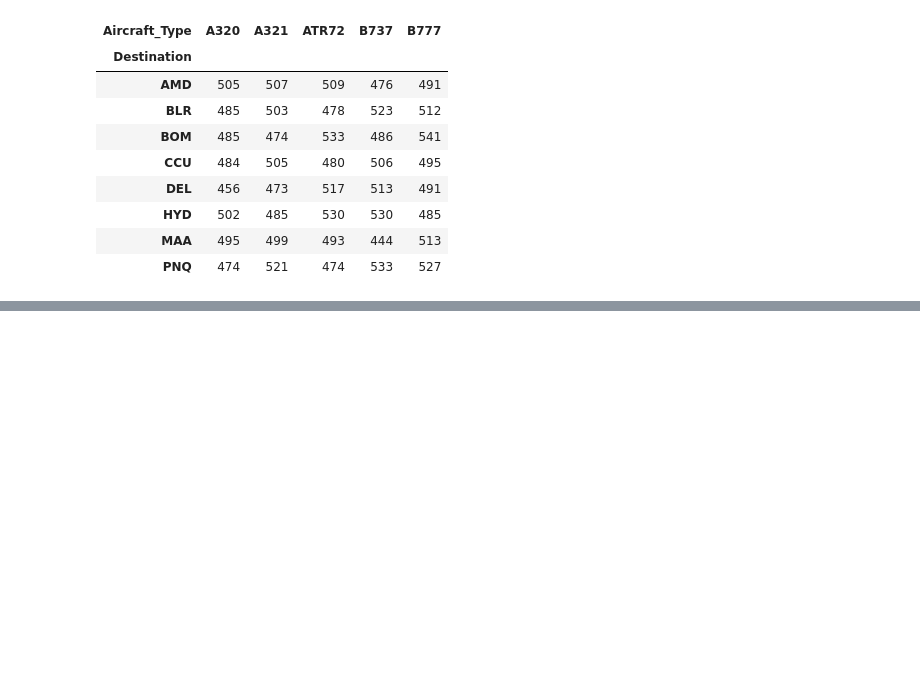
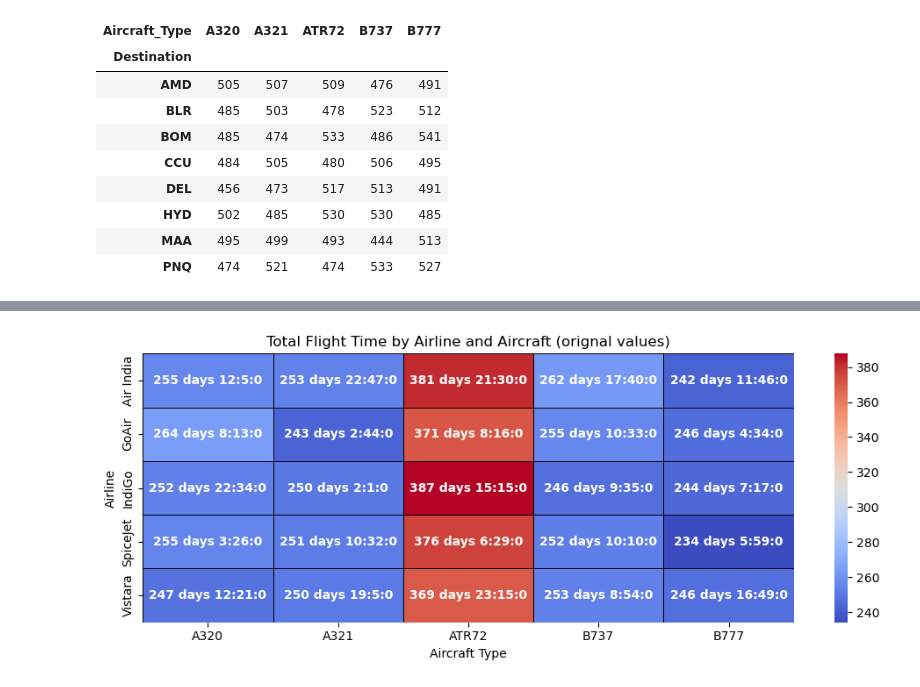
Before and after one commit to Pratham-2512/Analysis_On_Airline_Dataset, a Jupyter notebook: AIR_visual.ipynb, the cells around one changed output, grey strips where cells are left out. Saved outputs shown, nothing was run; the diff lists cells and outputs as text; code cells hidden in the pictures; blank space fills up the shorter version.

```diff
--- a/AIR_visual.ipynb
+++ b/AIR_visual.ipynb
@@ -1175,0 +1295,45 @@ piv
+# %%
+records=[]
+for airline,ac_dict in flight_time.items():
+  for ac_type,td_str in ac_dict.items():
+    td =pd.to_timedelta(td_str)
+    days = td.total_seconds() / 86400                # numeric value for color
+    records.append({
+    "Airline":airline,
+    "Aircraft_Type":ac_type,
+    "Days":days,
+    "Label":td_str                                   # orignal text
+    })
+
+
+dfft=pd.DataFrame(records)
+
+heat_values= dfft.pivot(index="Airline",
+                        columns="Aircraft_Type",
+                        values="Days")
+
+
+#string matrix for annotations
+heat_labels= dfft.pivot(index="Airline",
+                       columns="Aircraft_Type",
+                       values="Label")
+
+plt.figure(figsize=(10,4))
+
+sns.heatmap(
+  heat_values,
+  annot=heat_labels.values,
+  fmt="",
+  annot_kws={"fontsize":10,"fontweight":"bold","ha":"center","va":"center","color":"white"},
+  cmap="coolwarm",
+  linewidths=0.5,
+  linecolor="black"
+)
+
+plt.title("Total Flight Time by Airline and Aircraft (orignal values)")
+plt.ylabel("Airline")
+plt.xlabel("Aircraft Type")
+plt.tight_layout()
+plt.show()
+# %% [output]
+[figure, added]
```
Also changed, not shown: parts of 16 cells of this notebook.
